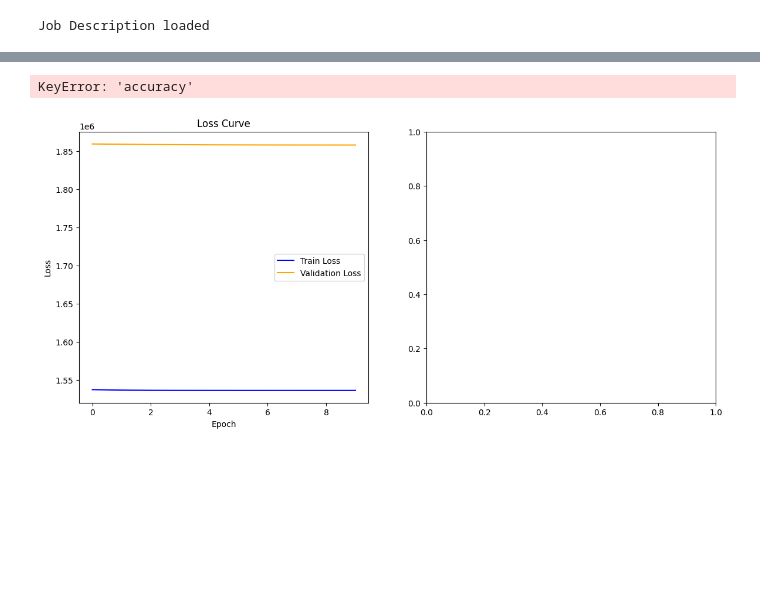
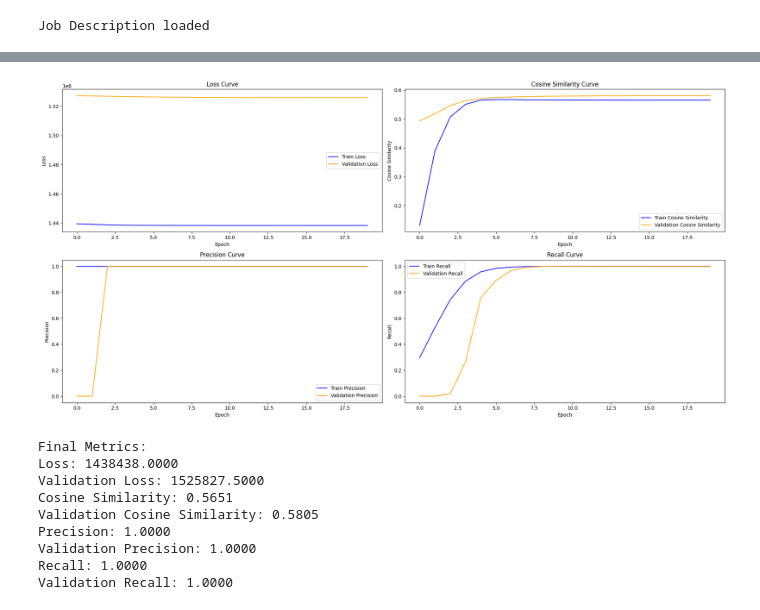
Before and after one commit to dpfam27/CV-JD-Matching-System, a Jupyter notebook: backend/src/models/CV Matcher with RNN.ipynb, the cells around one changed output, grey strips where cells are left out. Drawn from its saved outputs; the diff is of its cells as text; code cells hidden in the pictures; blank space fills up the shorter version.

```diff
--- a/backend/src/models/CV Matcher with RNN.ipynb
+++ b/backend/src/models/CV Matcher with RNN.ipynb
@@ -313,29 +389,67 @@ Error handling results: Cannot save file into a non-existent directory: 'data\pr
 # %%
-# Cell 7: Vẽ các đường cong Loss và Accuracy
-
+# Visualize results with updated metrics
 import matplotlib.pyplot as plt
 
-# Vẽ Loss Curve
-plt.figure(figsize=(14, 6))
+# Create figure with multiple subplots
+plt.figure(figsize=(20, 10))
 
-plt.subplot(1, 2, 1)
+# Plot Loss Curve
+plt.subplot(2, 2, 1)
 plt.plot(history.history['loss'], label='Train Loss', color='blue')
 plt.plot(history.history['val_loss'], label='Validation Loss', color='orange')
 plt.xlabel('Epoch')
 plt.ylabel('Loss')
 plt.title('Loss Curve')
 plt.legend()
 
-# Vẽ Accuracy Curve
-plt.subplot(1, 2, 2)
-plt.plot(history.history['accuracy'], label='Train Accuracy', color='blue')
-plt.plot(history.history['val_accuracy'], label='Validation Accuracy', color='orange')
+# Plot Cosine Similarity Curve
+plt.subplot(2, 2, 2)
+plt.plot(history.history['cosine_similarity'], label='Train Cosine Similarity', color='blue')
+plt.plot(history.history['val_cosine_similarity'], label='Validation Cosine Similarity', color='orange')
 plt.xlabel('Epoch')
-plt.ylabel('Accuracy')
-plt.title('Accuracy Curve')
+plt.ylabel('Cosine Similarity')
+plt.title('Cosine Similarity Curve')
 plt.legend()
 
+# Plot Precision Curve
+plt.subplot(2, 2, 3)
+plt.plot(history.history['precision'], label='Train Precision', color='blue')
+plt.plot(history.history['val_precision'], label='Validation Precision', color='orange')
+plt.xlabel('Epoch')
+plt.ylabel('Precision')
+plt.title('Precision Curve')
+plt.legend()
+
+# Plot Recall Curve
+plt.subplot(2, 2, 4)
+plt.plot(history.history['recall'], label='Train Recall', color='blue')
+plt.plot(history.history['val_recall'], label='Validation Recall', color='orange')
+plt.xlabel('Epoch')
+plt.ylabel('Recall')
+plt.title('Recall Curve')
+plt.legend()
+
+plt.tight_layout()
 plt.show()
+
+# Print final metrics
+print("\nFinal Metrics:")
+print(f"Loss: {history.history['loss'][-1]:.4f}")
+print(f"Validation Loss: {history.history['val_loss'][-1]:.4f}")
+print(f"Cosine Similarity: {history.history['cosine_similarity'][-1]:.4f}")
+print(f"Validation Cosine Similarity: {history.history['val_cosine_similarity'][-1]:.4f}")
+print(f"Precision: {history.history['precision'][-1]:.4f}")
+print(f"Validation Precision: {history.history['val_precision'][-1]:.4f}")
+print(f"Recall: {history.history['recall'][-1]:.4f}")
+print(f"Validation Recall: {history.history['val_recall'][-1]:.4f}")
 # %% [output]
+[figure, new version]
-KeyError: 'accuracy'
+Final Metrics:
+Loss: 1438438.0000
+Validation Loss: 1525827.5000
+Cosine Similarity: 0.5651
+Validation Cosine Similarity: 0.5805
+Precision: 1.0000
+Validation Precision: 1.0000
+Recall: 1.0000
+Validation Recall: 1.0000
-[figure, old version]
```
Also changed, not shown: parts of 8 cells of this notebook, 11 other files.
